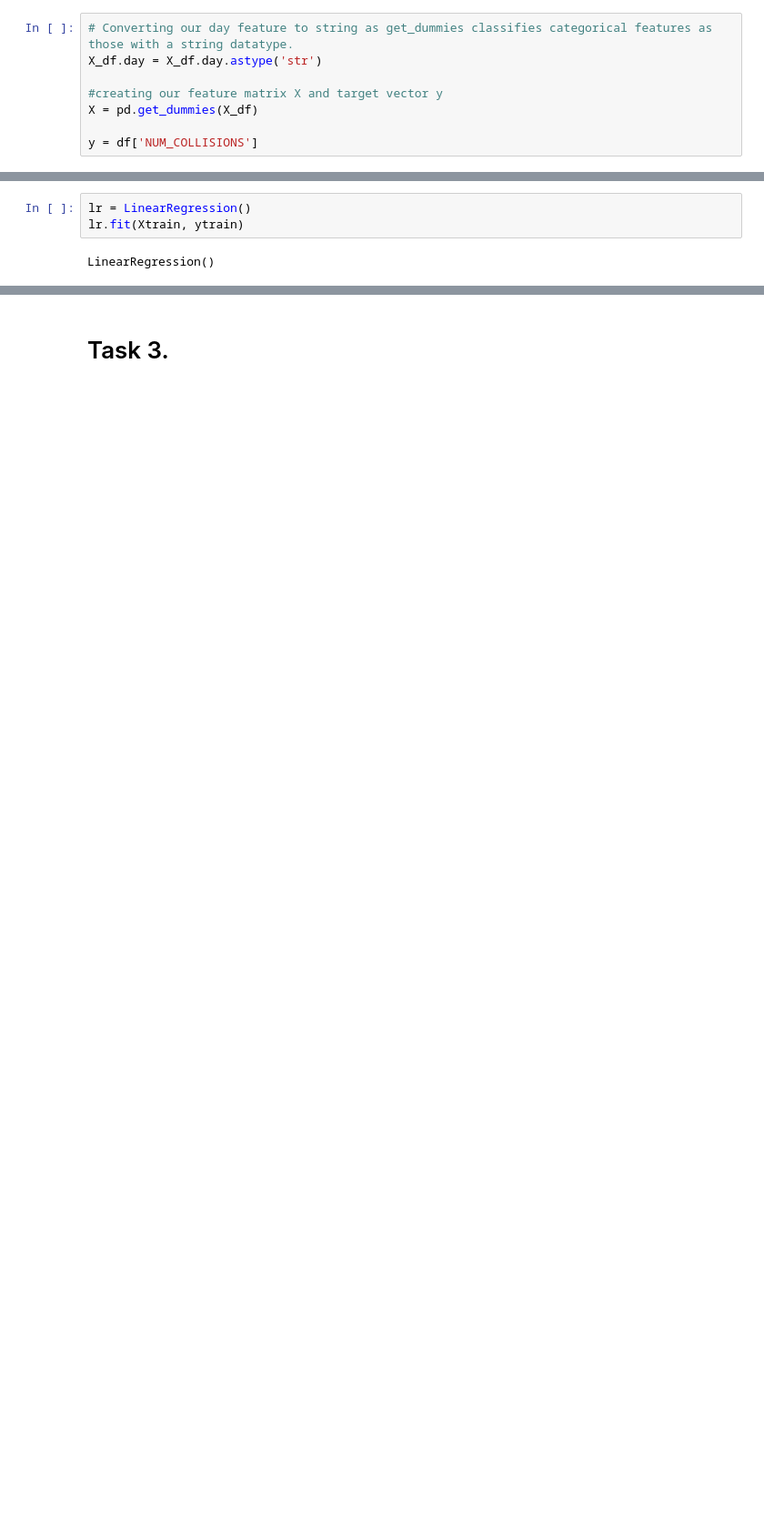
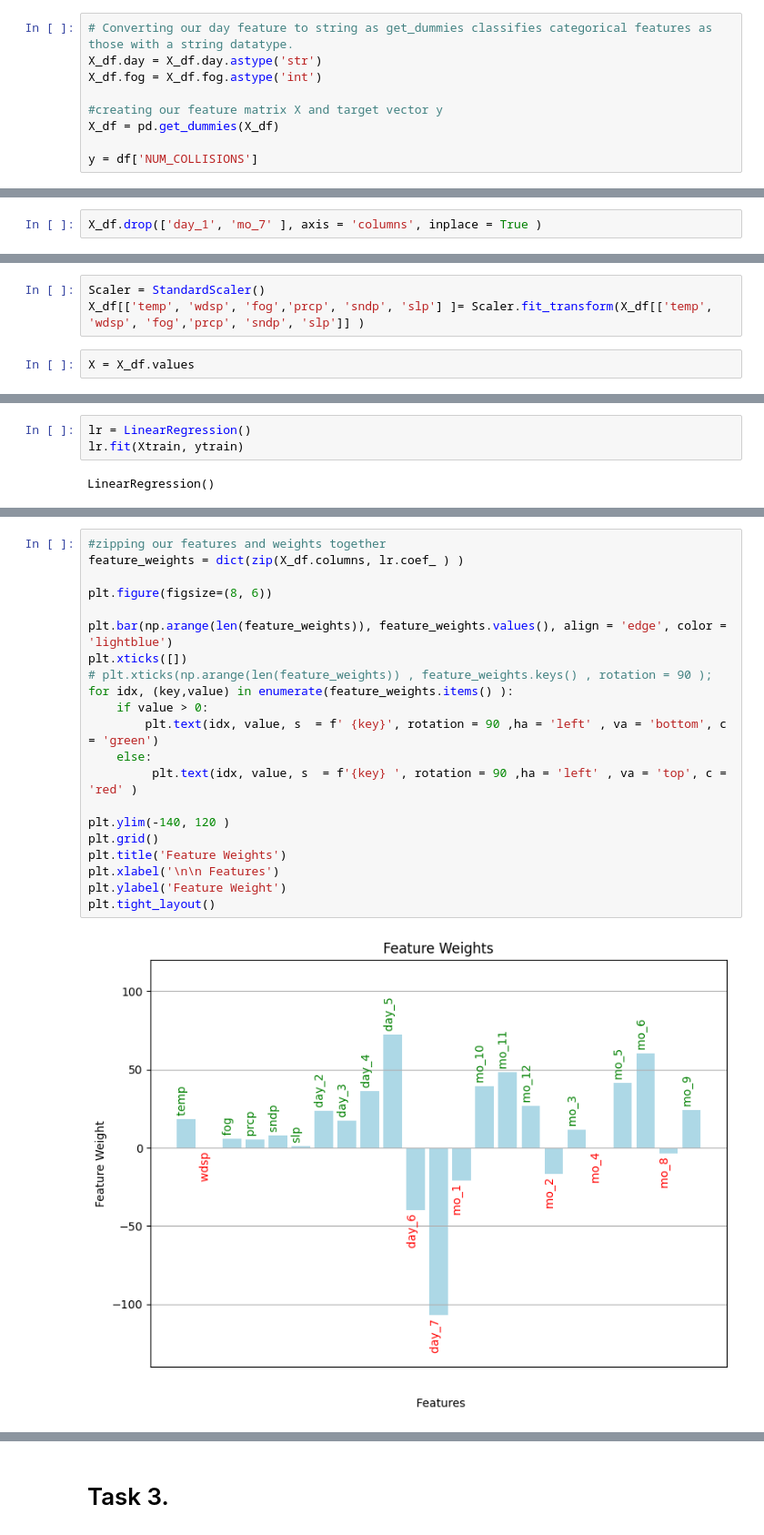
Before and after one commit to niv-en/assignments, a Jupyter notebook: MNA/assignment.ipynb, the cells around one changed output, grey strips where cells are left out. Shown at 91% size. Cells and saved outputs as stored; diff of their text form; blank space fills up the shorter version.

```diff
--- a/MNA/assignment.ipynb
+++ b/MNA/assignment.ipynb
@@ -770,8 +773,9 @@ Calling `pd.get_dummies` which will create one encodings for all categorical fea
 # %%
 # Converting our day feature to string as get_dummies classifies categorical features as those with a string datatype.
 X_df.day = X_df.day.astype('str')
+X_df.fog = X_df.fog.astype('int')
 
 #creating our feature matrix X and target vector y
-X = pd.get_dummies(X_df)
+X_df = pd.get_dummies(X_df)
 
 y = df['NUM_COLLISIONS']
@@ -791,0 +787,2 @@ Printing all of the features stored inside of our dataset.
+# %%
+X_df.drop(['day_1', 'mo_7' ], axis = 'columns', inplace = True )
@@ -802 +808,6 @@ As mentioned previouusly you can notice the one hot encoded dfeatures such as `m
+# %%
+Scaler = StandardScaler()
+X_df[['temp', 'wdsp', 'fog','prcp', 'sndp', 'slp'] ]= Scaler.fit_transform(X_df[['temp', 'wdsp', 'fog','prcp', 'sndp', 'slp']] )
+# %%
+X = X_df.values
 # %% [markdown]
@@ -849,0 +877,23 @@ Above is only a sample of 20 predictions samples so it not is wholly representat
+# %%
+#zipping our features and weights together
+feature_weights = dict(zip(X_df.columns, lr.coef_ ) )
+
+plt.figure(figsize=(8, 6))
+
+plt.bar(np.arange(len(feature_weights)), feature_weights.values(), align = 'edge', color = 'lightblue')
+plt.xticks([])
+# plt.xticks(np.arange(len(feature_weights)) , feature_weights.keys() , rotation = 90 );
+for idx, (key,value) in enumerate(feature_weights.items() ):
+    if value > 0:
+        plt.text(idx, value, s  = f' {key}', rotation = 90 ,ha = 'left' , va = 'bottom', c = 'green')
+    else:
+         plt.text(idx, value, s  = f'{key} ', rotation = 90 ,ha = 'left' , va = 'top', c = 'red' )
+
+plt.ylim(-140, 120 )
+plt.grid()
+plt.title('Feature Weights')
+plt.xlabel('\n\n Features')
+plt.ylabel('Feature Weight')
+plt.tight_layout()
+# %% [output]
+[figure, new version]
```
Also changed, not shown: parts of 113 cells of this notebook.
